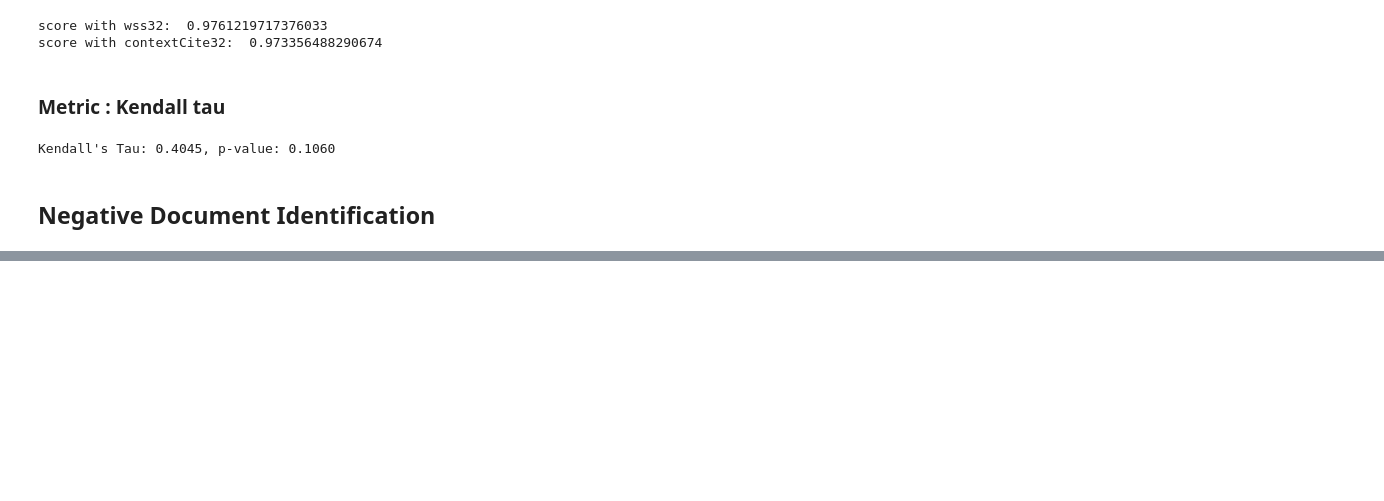
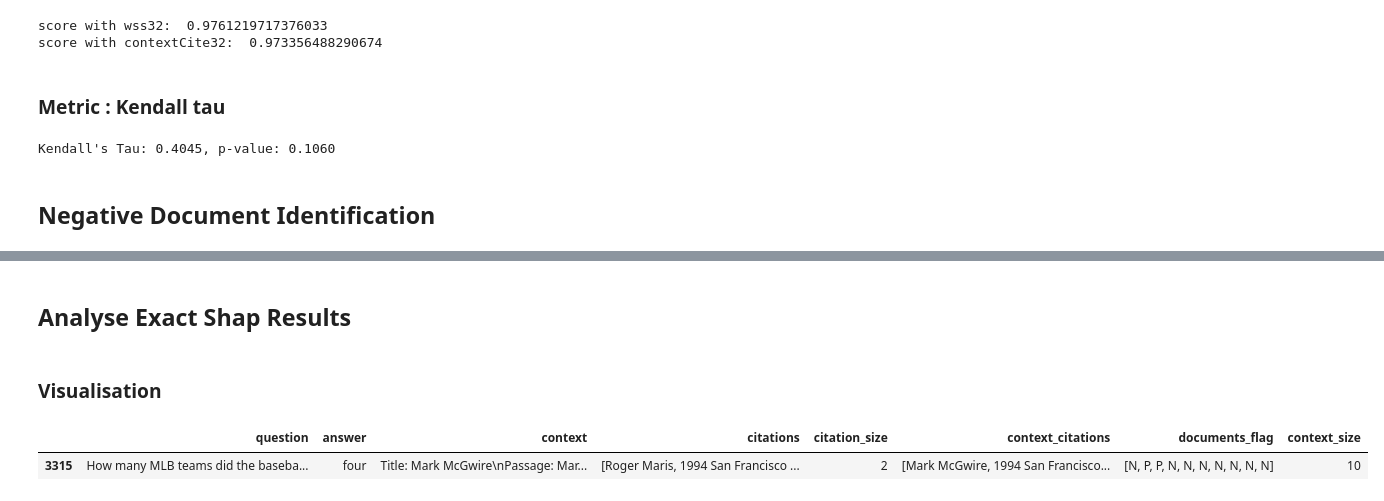
Before and after one commit to iNema9590/LLMX, a Jupyter notebook: scripts/hotpotQA_explore.ipynb, the cells around one changed output, grey strips where cells are left out. Drawn from its saved outputs; the diff is of its cells as text; code cells hidden in the pictures; blank space fills up the shorter version.

```diff
--- a/scripts/hotpotQA_explore.ipynb
+++ b/scripts/hotpotQA_explore.ipynb
@@ -203,0 +230,2 @@ df["documents_flag"] = df[["context_citations", "citations"]].apply(lambda x: fl
+# %% [markdown]
+## Analyse Exact Shap Results
@@ -203,0 +239,7 @@ df["documents_flag"] = df[["context_citations", "citations"]].apply(lambda x: fl
+# %% [markdown]
+### Visualisation
+# %%
+df[df.question == df_shap.loc[2, "query"]]
+# %% [output]
+|  | question | answer | context | citations | citation_size | context_citations | documents_flag | context_size |
+| 3315 | How many MLB teams did the baseba... | four | Title: Mark McGwire\nPassage: Mar... | [Roger Maris, 1994 San Francisco ... | 2 | [Mark McGwire, 1994 San Francisco... | [N, P, P, N, N, N, N, N, N, N] | 10 |
```
Also changed, not shown: parts of 9 cells of this notebook, 1 other file.
